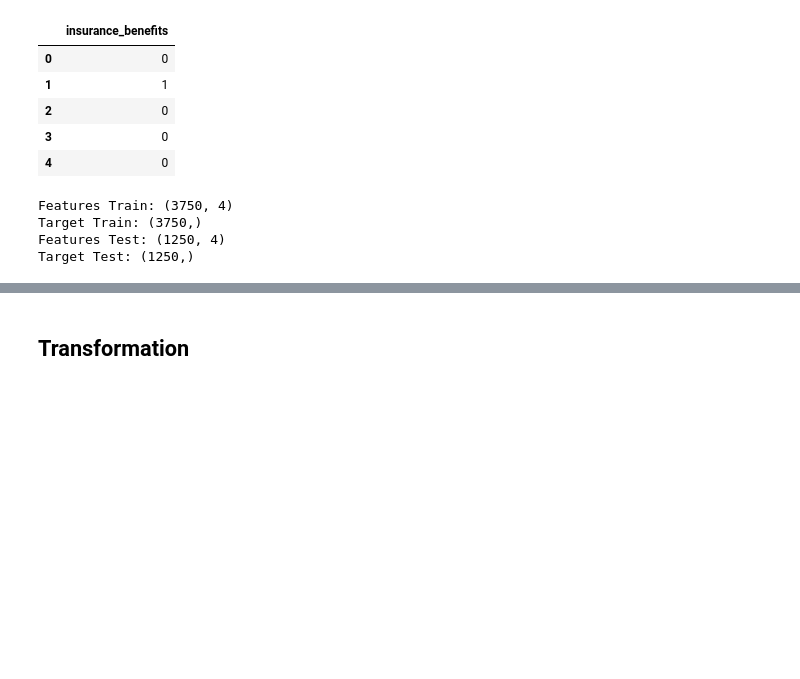
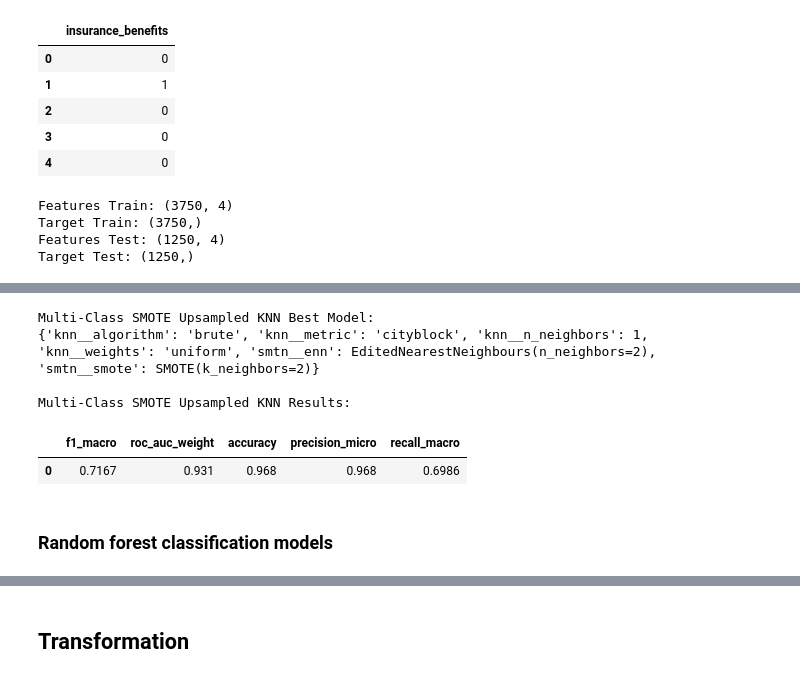
Before and after one commit to kellyshreeve/insurance, a Jupyter notebook: insurance_analysis.ipynb, the cells around one changed output, grey strips where cells are left out. Saved outputs shown, nothing was run; the diff lists cells and outputs as text; code cells hidden in the pictures; blank space fills up the shorter version.

```diff
--- a/insurance_analysis.ipynb
+++ b/insurance_analysis.ipynb
@@ -930,0 +987,20 @@ display(knn_mult_gscv_result)
+# %%
+# SMOTEENN Upsamle/Downsample Multi Class KNN
+balance = SMOTEENN(random_state=123)
+model = KNeighborsClassifier(n_jobs=-1)
+
+pipe = Pipeline([('smtn', balance), ('scale', preprocessor), ('knn', model)])
+
+grid = {
+    'knn__n_neighbors':np.arange(1, 16, 2),
+    'knn__weights':['uniform', 'distance'],
+    'knn__algorithm':['ball_tree', 'kd_tree', 'brute'],
+    'knn__metric':['euclidean', 'cityblock', 'minkowski'],
+    'smtn__smote':[SMOTE(k_neighbors=1),
+                    SMOTE(k_neighbors=2)],
+    'smtn__enn': [EditedNearestNeighbours(n_neighbors=1),
+                  EditedNearestNeighbours(n_neighbors=2)]
+}
+
+knn_mult_smtn_gscv = GridSearchCV(pipe, param_grid=grid, scoring=scores, cv=3, refit='f1_macro')
+knn_mult_smtn_gscv.fit(feat_train_mult, targ_train_mult)
@@ -930,0 +1025,19 @@ display(knn_mult_gscv_result)
+# %%
+# SMOTEENN KNN upsampled results
+knn_mult_smtn_best, knn_mult_smtn_gscv_result = gscv_results(knn_mult_smtn_gscv, 'f1_macro', 'roc_auc_weight',
+                                                   'accuracy', 'precision_micro', 'recall_macro')
+
+print('Multi-Class SMOTEENN Upsampled KNN Best Model:')
+print(knn_mult_smtn_best)
+print()
+print('Multi-Class SMOTEENN Upsampled KNN CV Results:')
+display(knn_mult_smtn_gscv_result)
+# %% [output]
+Multi-Class SMOTE Upsampled KNN Best Model:
+{'knn__algorithm': 'brute', 'knn__metric': 'cityblock', 'knn__n_neighbors': 1, 'knn__weights': 'uniform', 'smtn__enn': EditedNearestNeighbours(n_neighbors=2), 'smtn__smote': SMOTE(k_neighbors=2)}
+
+Multi-Class SMOTE Upsampled KNN Results:
+|  | f1_macro | roc_auc_weight | accuracy | precision_micro | recall_macro |
+| 0 | 0.7167 | 0.931 | 0.968 | 0.968 | 0.6986 |
+# %% [markdown]
+### Random forest classification models
```
Also changed, not shown: parts of 31 cells of this notebook.
